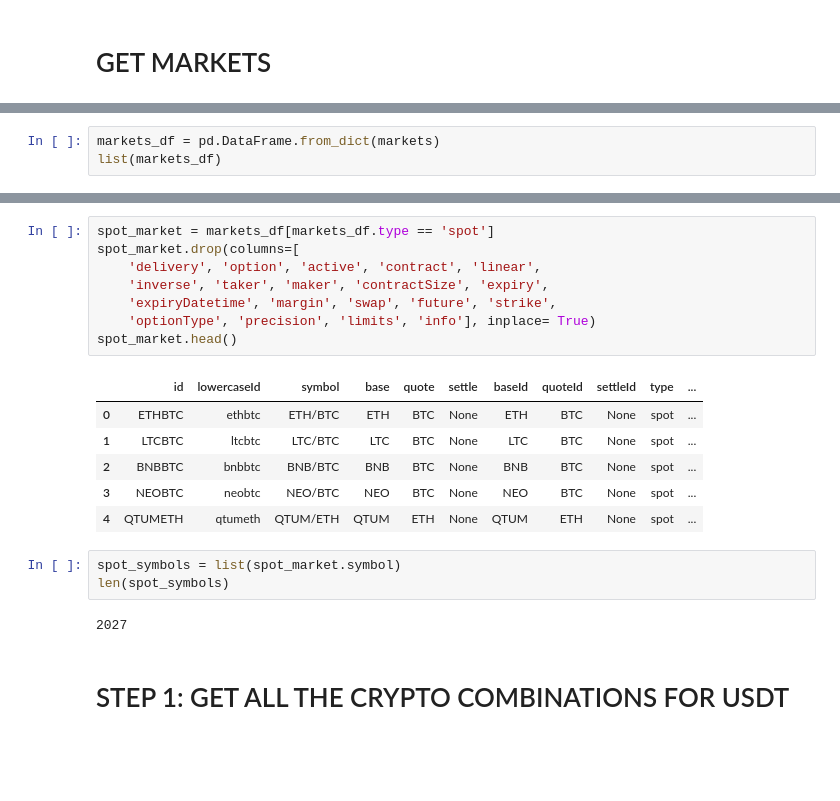
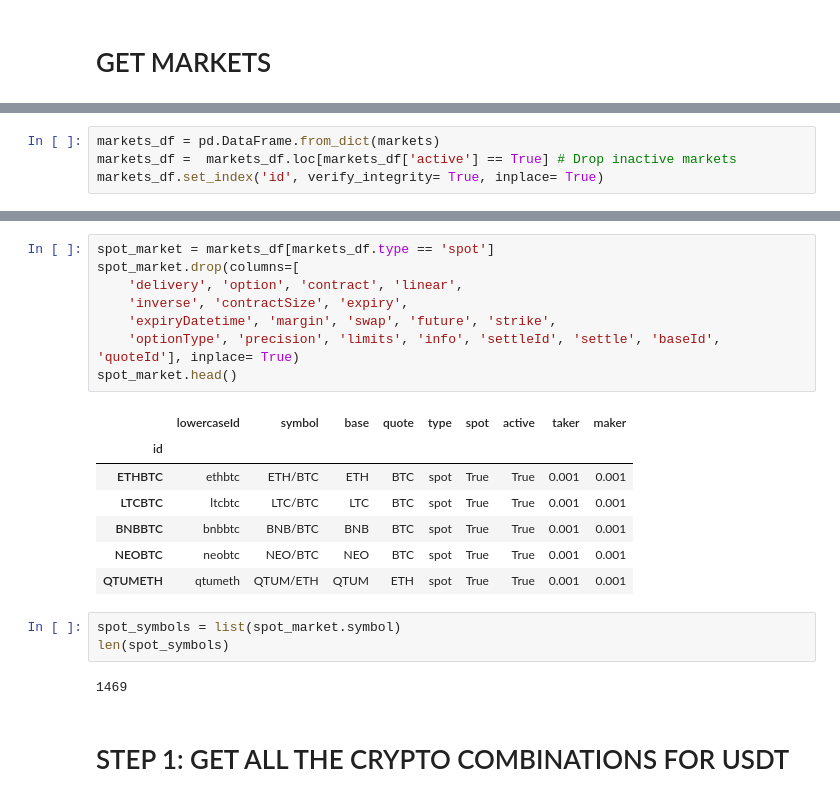
Before and after one commit to jbarrerobuch/cryptobot, a Jupyter notebook: triangular_arbitrage.ipynb, the cells around one changed output, grey strips where cells are left out. Cells and saved outputs as stored; diff of their text form; blank space fills up the shorter version.

```diff
--- a/triangular_arbitrage.ipynb
+++ b/triangular_arbitrage.ipynb
@@ -31,4 +31,5 @@ No. of market symbols: 2027
 Sample:['ETH/BTC', 'LTC/BTC', 'BNB/BTC', 'NEO/BTC', 'QTUM/ETH']
 # %%
 markets_df = pd.DataFrame.from_dict(markets)
-list(markets_df)
+markets_df =  markets_df.loc[markets_df['active'] == True] # Drop inactive markets
+markets_df.set_index('id', verify_integrity= True, inplace= True)
@@ -53,23 +36,24 @@ list(markets_df)
 # %%
 spot_market = markets_df[markets_df.type == 'spot']
 spot_market.drop(columns=[
-    'delivery', 'option', 'active', 'contract', 'linear',
-    'inverse', 'taker', 'maker', 'contractSize', 'expiry',
+    'delivery', 'option', 'contract', 'linear',
+    'inverse', 'contractSize', 'expiry',
     'expiryDatetime', 'margin', 'swap', 'future', 'strike',
-    'optionType', 'precision', 'limits', 'info'], inplace= True)
+    'optionType', 'precision', 'limits', 'info', 'settleId', 'settle', 'baseId', 'quoteId'], inplace= True)
 spot_market.head()
 # %% [output]
-|  | id | lowercaseId | symbol | base | quote | settle | baseId | quoteId | settleId | type | ... |
-| 0 | ETHBTC | ethbtc | ETH/BTC | ETH | BTC | None | ETH | BTC | None | spot | ... |
-| 1 | LTCBTC | ltcbtc | LTC/BTC | LTC | BTC | None | LTC | BTC | None | spot | ... |
-| 2 | BNBBTC | bnbbtc | BNB/BTC | BNB | BTC | None | BNB | BTC | None | spot | ... |
-| 3 | NEOBTC | neobtc | NEO/BTC | NEO | BTC | None | NEO | BTC | None | spot | ... |
-| 4 | QTUMETH | qtumeth | QTUM/ETH | QTUM | ETH | None | QTUM | ETH | None | spot | ... |
+|  | lowercaseId | symbol | base | quote | type | spot | active | taker | maker |
+| id |  |  |  |  |  |  |  |  |  |
+| ETHBTC | ethbtc | ETH/BTC | ETH | BTC | spot | True | True | 0.001 | 0.001 |
+| LTCBTC | ltcbtc | LTC/BTC | LTC | BTC | spot | True | True | 0.001 | 0.001 |
+| BNBBTC | bnbbtc | BNB/BTC | BNB | BTC | spot | True | True | 0.001 | 0.001 |
+| NEOBTC | neobtc | NEO/BTC | NEO | BTC | spot | True | True | 0.001 | 0.001 |
+| QTUMETH | qtumeth | QTUM/ETH | QTUM | ETH | spot | True | True | 0.001 | 0.001 |
 # %%
 spot_symbols = list(spot_market.symbol)
 len(spot_symbols)
 # %% [output]
-2027
+1469
 # %% [markdown]
 # STEP 1: GET ALL THE CRYPTO COMBINATIONS FOR USDT
 # %%
```
Also changed, not shown: parts of 10 cells of this notebook, 6 other files.
